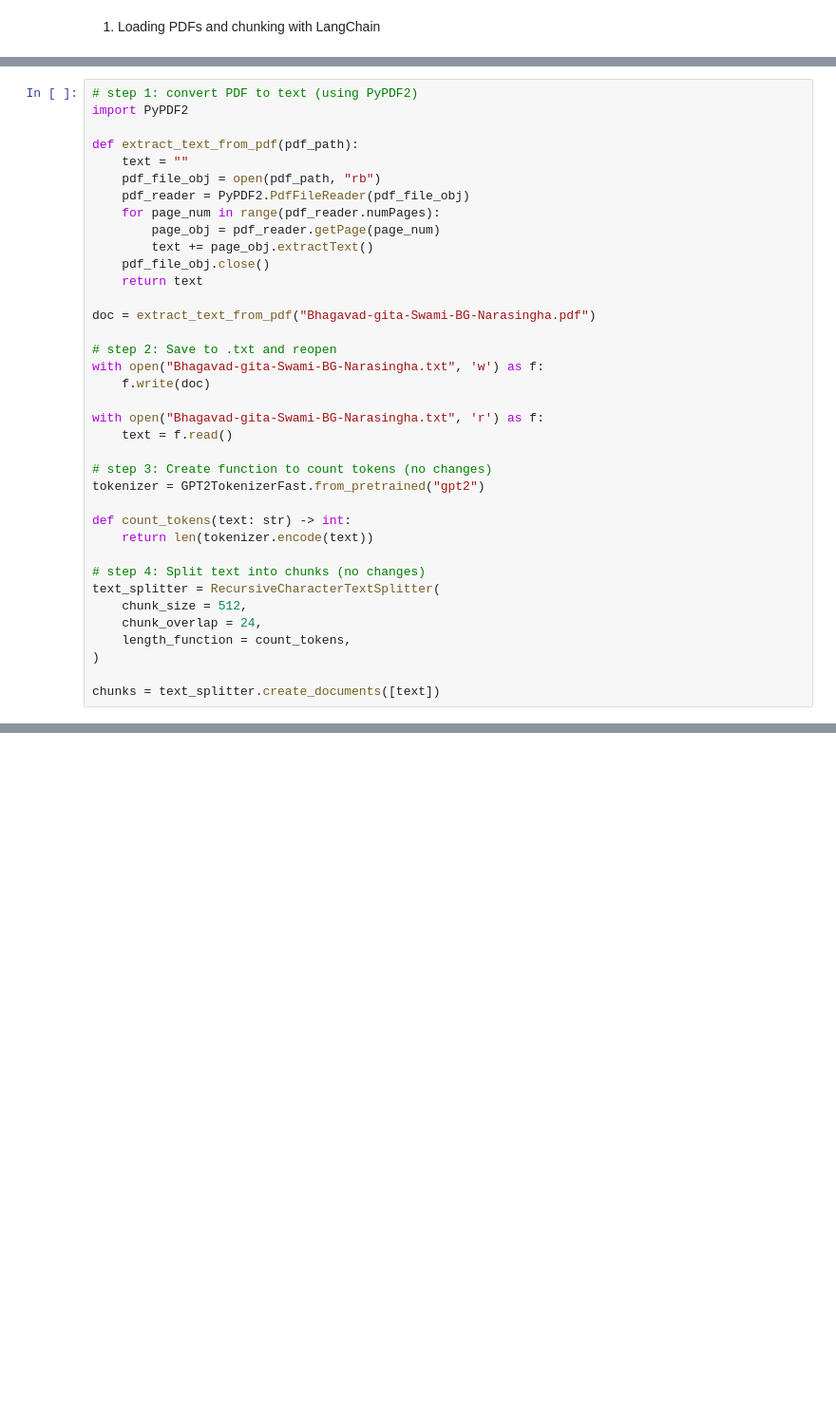
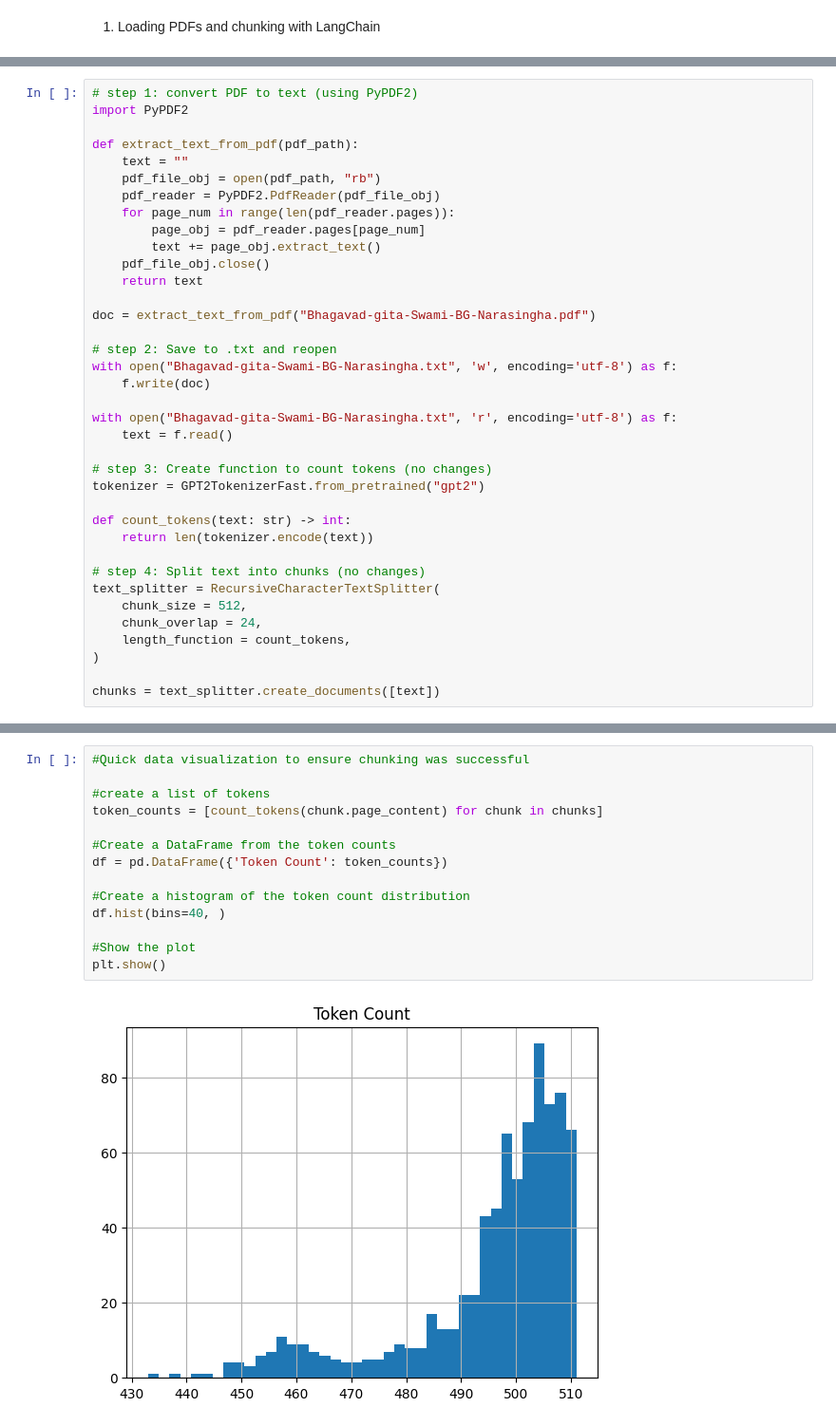
Before and after one commit to Akhil-Pothanapalli/langchain, a Jupyter notebook: chatbot_with_pdf_1/app.ipynb, the cells around one changed output, grey strips where cells are left out. Shown at 95% size. Cells and saved outputs as stored; diff of their text form; blank space fills up the shorter version.

```diff
--- a/chatbot_with_pdf_1/app.ipynb
+++ b/chatbot_with_pdf_1/app.ipynb
@@ -37,20 +37,20 @@ import PyPDF2
 def extract_text_from_pdf(pdf_path):
     text = ""
     pdf_file_obj = open(pdf_path, "rb")
-    pdf_reader = PyPDF2.PdfFileReader(pdf_file_obj)
-    for page_num in range(pdf_reader.numPages):
-        page_obj = pdf_reader.getPage(page_num)
-        text += page_obj.extractText()
+    pdf_reader = PyPDF2.PdfReader(pdf_file_obj)
+    for page_num in range(len(pdf_reader.pages)):
+        page_obj = pdf_reader.pages[page_num]
+        text += page_obj.extract_text()
     pdf_file_obj.close()
     return text
 
 doc = extract_text_from_pdf("Bhagavad-gita-Swami-BG-Narasingha.pdf")
 
 # step 2: Save to .txt and reopen
-with open("Bhagavad-gita-Swami-BG-Narasingha.txt", 'w') as f:
+with open("Bhagavad-gita-Swami-BG-Narasingha.txt", 'w', encoding='utf-8') as f:
     f.write(doc)
 
-with open("Bhagavad-gita-Swami-BG-Narasingha.txt", 'r') as f:
+with open("Bhagavad-gita-Swami-BG-Narasingha.txt", 'r', encoding='utf-8') as f:
     text = f.read()
 
 # step 3: Create function to count tokens (no changes)
@@ -69,0 +74,16 @@ chunks = text_splitter.create_documents([text])
+# %%
+#Quick data visualization to ensure chunking was successful
+
+#create a list of tokens
+token_counts = [count_tokens(chunk.page_content) for chunk in chunks]
+
+#Create a DataFrame from the token counts
+df = pd.DataFrame({'Token Count': token_counts})
+
+#Create a histogram of the token count distribution
+df.hist(bins=40, )
+
+#Show the plot
+plt.show()
+# %% [output]
+[figure, added]
```
Also changed, not shown: parts of 9 cells of this notebook, 3 other files.
